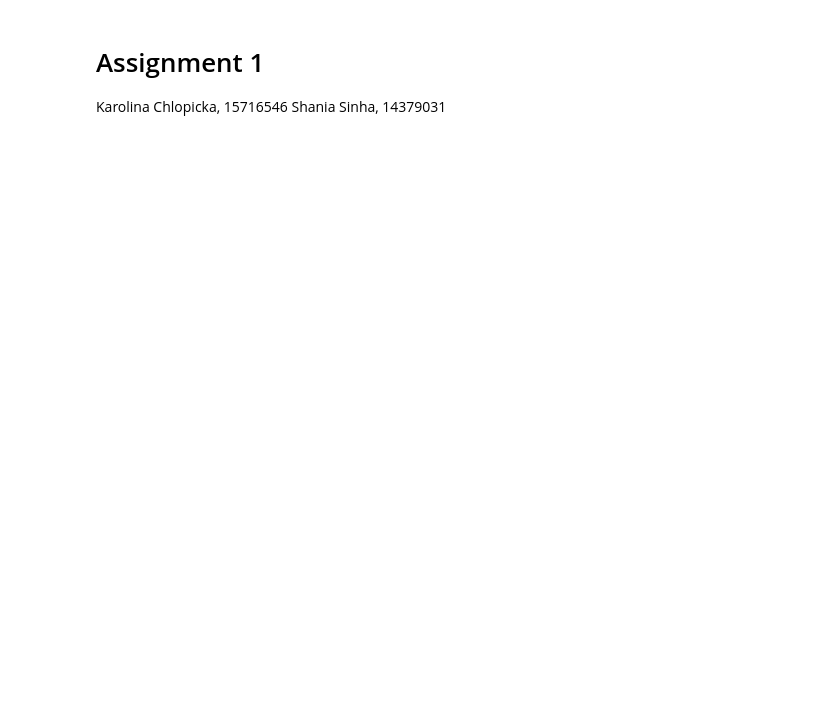
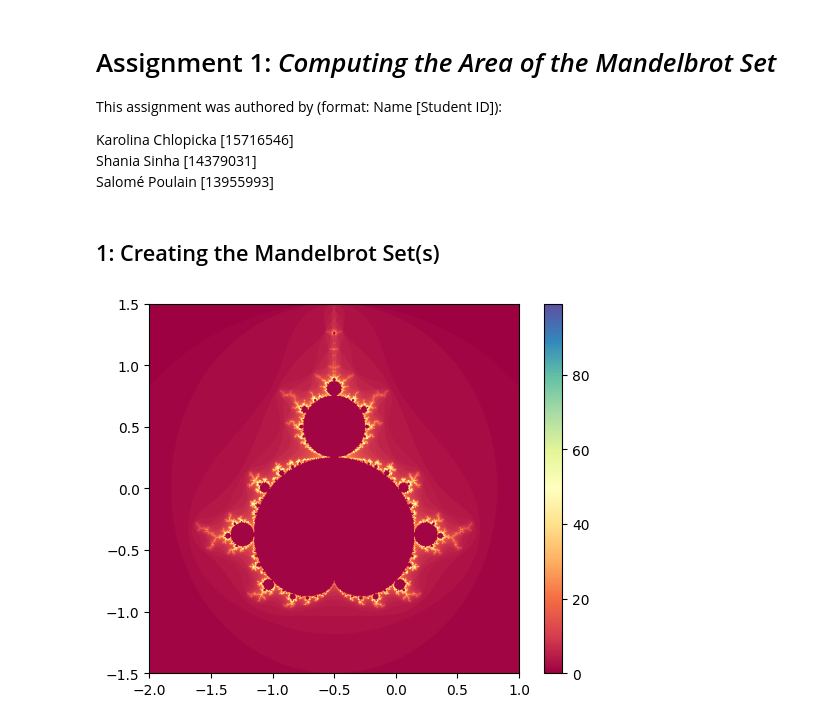
Before and after one commit to shaniasinha/stochastic-sim-a1, a Jupyter notebook: code.ipynb, the cells around one changed output. Saved outputs shown, nothing was run; the diff lists cells and outputs as text; code cells hidden in the pictures; blank space fills up the shorter version.

```diff
--- a/code.ipynb
+++ b/code.ipynb
@@ -1,5 +1,8 @@
 # %% [markdown]
-# Assignment 1
+# Assignment 1: _Computing the Area of the Mandelbrot Set_
 
-Karolina Chlopicka, 15716546
-Shania Sinha, 14379031
+This assignment was authored by (format: Name [Student ID]):
+
+Karolina Chlopicka [15716546] <br>
+Shania Sinha [14379031] <br>
+Salomé Poulain [13955993]
@@ -44,0 +9,2 @@ plt.show()
+# %% [markdown]
+## 1: Creating the Mandelbrot Set(s)
@@ -44,0 +16,35 @@ plt.show()
+# %%
+# Creating a mandelbrot set
+def mandelbrot(c, max_iter):
+    z = c
+    for n in range(max_iter):
+        if abs(z) > 2:
+            return n
+        z = z*z + c
+    return True
+
+# Set the size of the image
+img_size = 1000
+
+# Create a blank image
+img = np.zeros((img_size, img_size))
+
+# Set the range of the image
+x_min, x_max = -2.0, 1.0
+y_min, y_max = -1.5, 1.5
+
+# Create the image
+for i in range(img_size):
+    for j in range(img_size):
+        x = x_min + (x_max - x_min) * i / img_size
+        y = y_min + (y_max - y_min) * j / img_size
+        c = x + 1j * y
+        color = mandelbrot(c, 100)
+        img[i, j] = color
+
+# Display the image
+plt.imshow(img, cmap='Spectral', extent=[x_min, x_max, y_min, y_max])
+plt.colorbar()
+plt.show()
+# %% [output]
+[figure, added]
```
Also changed, not shown: parts of 2 cells of this notebook.
